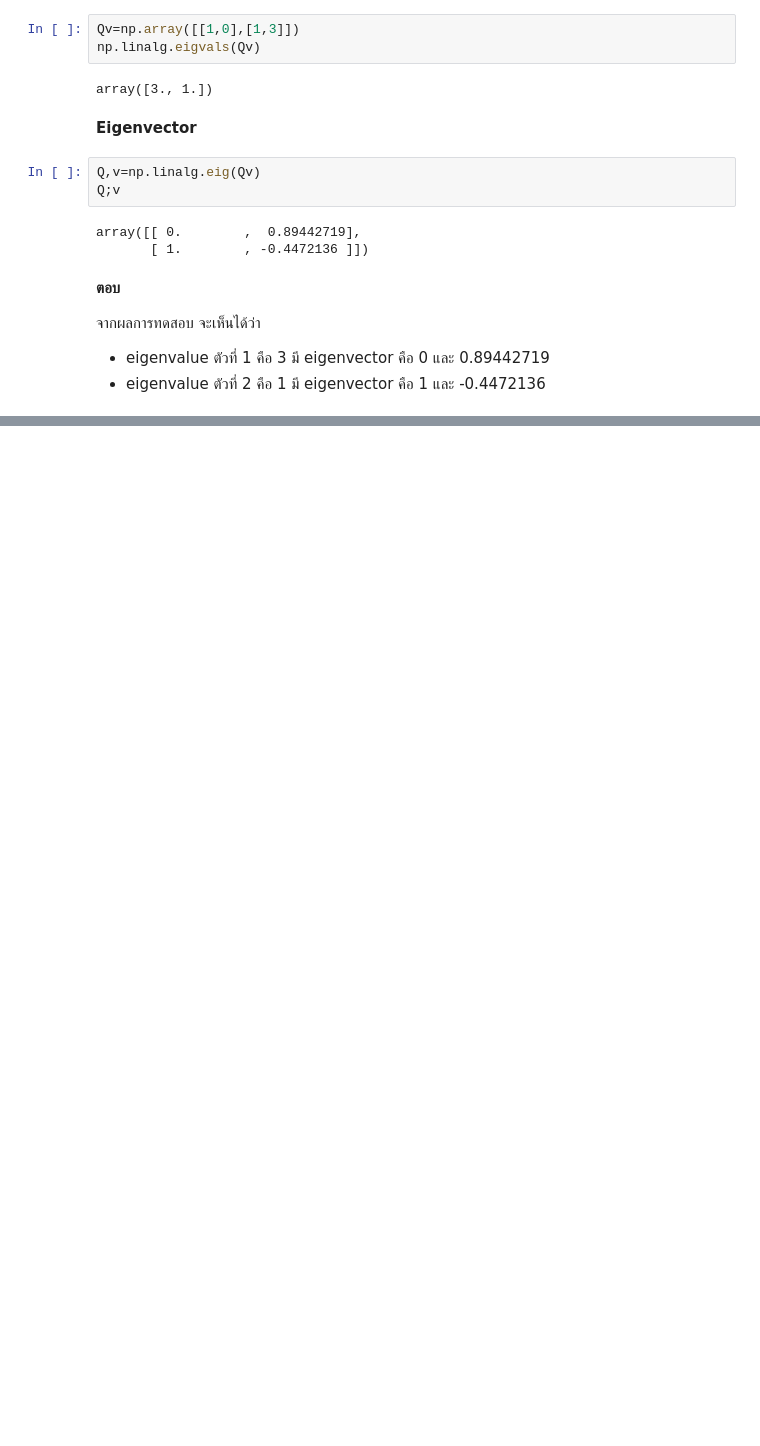
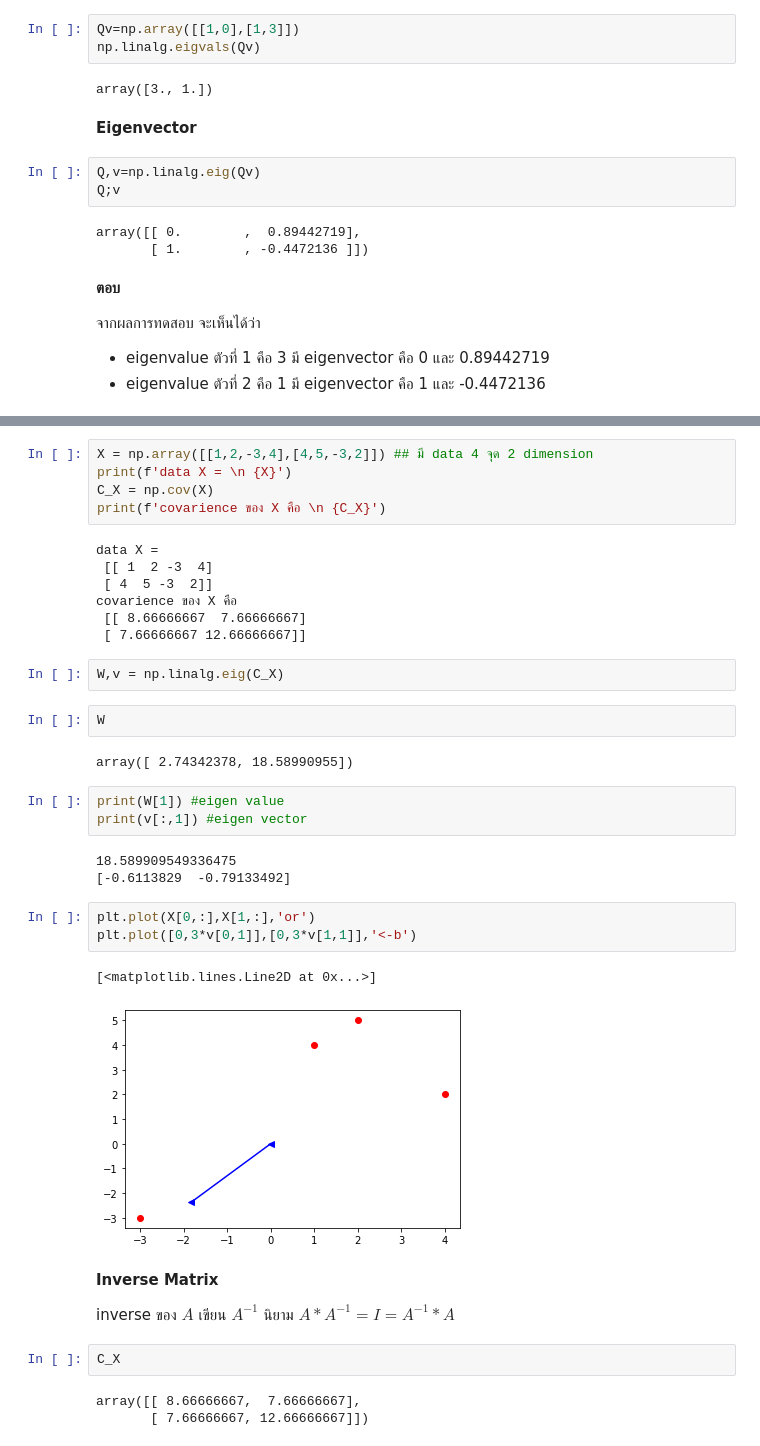
Before and after one commit to kittimaxz/multivariate, a Jupyter notebook: MVA001.ipynb, the cells around one changed output, grey strips where cells are left out. Cells and saved outputs as stored; diff of their text form; blank space fills up the shorter version.

Commit message:
จบบทที่ 1 ทบทวนความรู้สำคัญเกี่ยวกับ matrix

```diff
--- a/MVA001.ipynb
+++ b/MVA001.ipynb
@@ -264,0 +287,39 @@ array([[ 0.        ,  0.89442719],
+# %%
+X = np.array([[1,2,-3,4],[4,5,-3,2]]) ## มี data 4 จุด 2 dimension
+print(f'data X = \n {X}')
+C_X = np.cov(X)
+print(f'covarience ของ X คือ \n {C_X}')
+# %% [output]
+data X =
+ [[ 1  2 -3  4]
+ [ 4  5 -3  2]]
+covarience ของ X คือ
+ [[ 8.66666667  7.66666667]
+ [ 7.66666667 12.66666667]]
+# %%
+W,v = np.linalg.eig(C_X)
+# %%
+W
+# %% [output]
+array([ 2.74342378, 18.58990955])
+# %%
+print(W[1]) #eigen value
+print(v[:,1]) #eigen vector
+# %% [output]
+18.589909549336475
+[-0.6113829  -0.79133492]
+# %%
+plt.plot(X[0,:],X[1,:],'or')
+plt.plot([0,3*v[0,1]],[0,3*v[1,1]],'<-b')
+# %% [output]
+[<matplotlib.lines.Line2D at 0x...>]
+[figure, added]
+# %% [markdown]
+**Inverse Matrix**
+
+inverse ของ $A$ เขียน $A^{-1}$ นิยาม $A*A^{-1} = I = A^{-1}*A$
+# %%
+C_X
+# %% [output]
+array([[ 8.66666667,  7.66666667],
+       [ 7.66666667, 12.66666667]])
```
Also changed, not shown: parts of 14 cells of this notebook.
